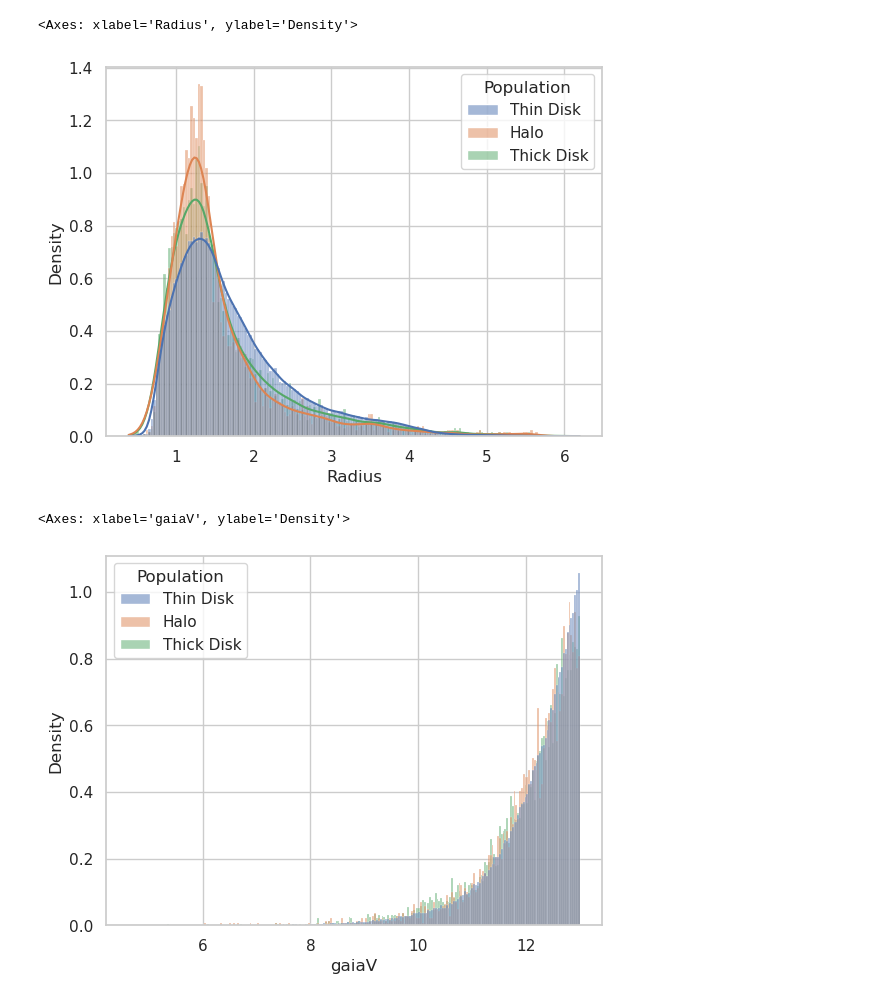
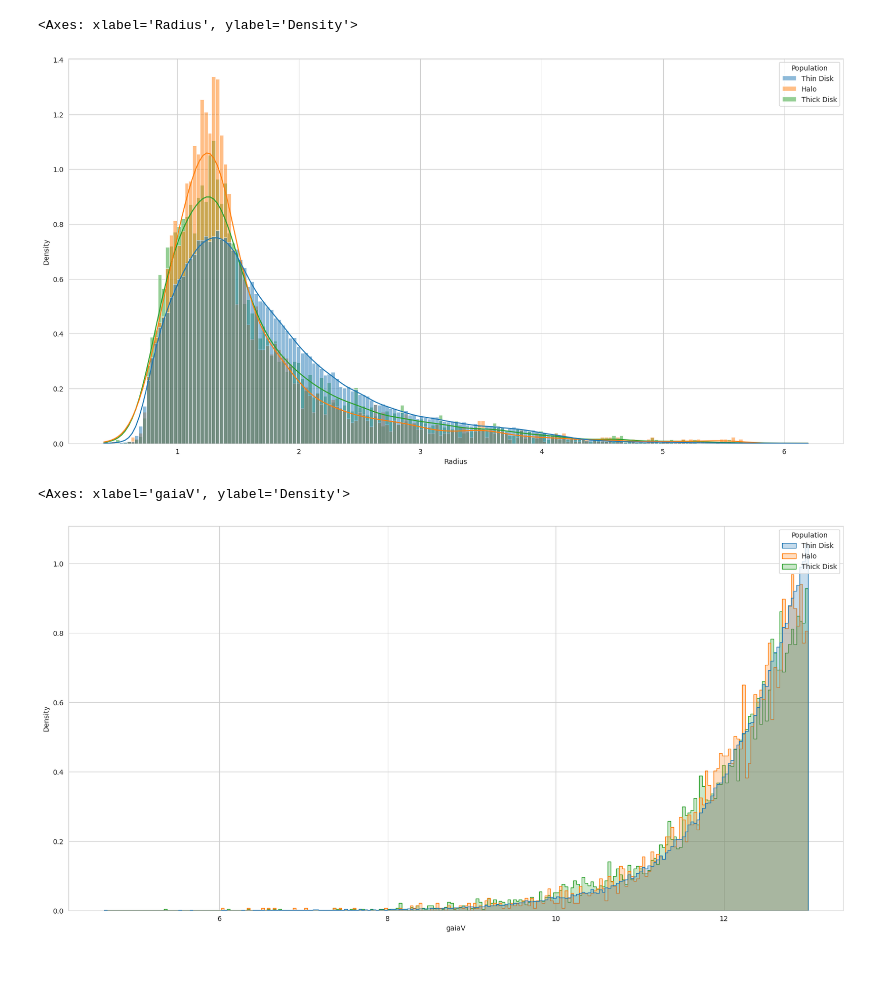
Before and after one commit to ChrisBoettner/plato, a Jupyter notebook: notebooks/04_stellar_populations.ipynb, the cells around one changed output. Cells and saved outputs as stored; diff of their text form; code cells hidden in the pictures; blank space fills up the shorter version.

```diff
--- a/notebooks/04_stellar_populations.ipynb
+++ b/notebooks/04_stellar_populations.ipynb
@@ -1,7 +1,11 @@
 # %%
 import numpy as np
 import pandas as pd
+import matplotlib.pyplot as plt
 import seaborn as sns
+
+plt.rcParams["figure.figsize"] = [20, 10]
+sns.set_style("whitegrid")
 # %%
 data = pd.read_csv("../data/processed/plato_targets_LOPS2_processed.csv")
 
@@ -30,15 +34,16 @@ sns.histplot(
 )
 # %% [output]
 <Axes: xlabel='Radius', ylabel='Density'>
-[figure, old version]
+[figure, new version]
 # %%
 sns.histplot(
     data=data,
     x="gaiaV",
     hue="Population",
     stat="density",
     common_norm=False,
+    element="step",
 )
 # %% [output]
 <Axes: xlabel='gaiaV', ylabel='Density'>
-[figure, old version]
+[figure, new version]
```
Also changed, not shown: parts of 1 cell of this notebook, 1 other file.
